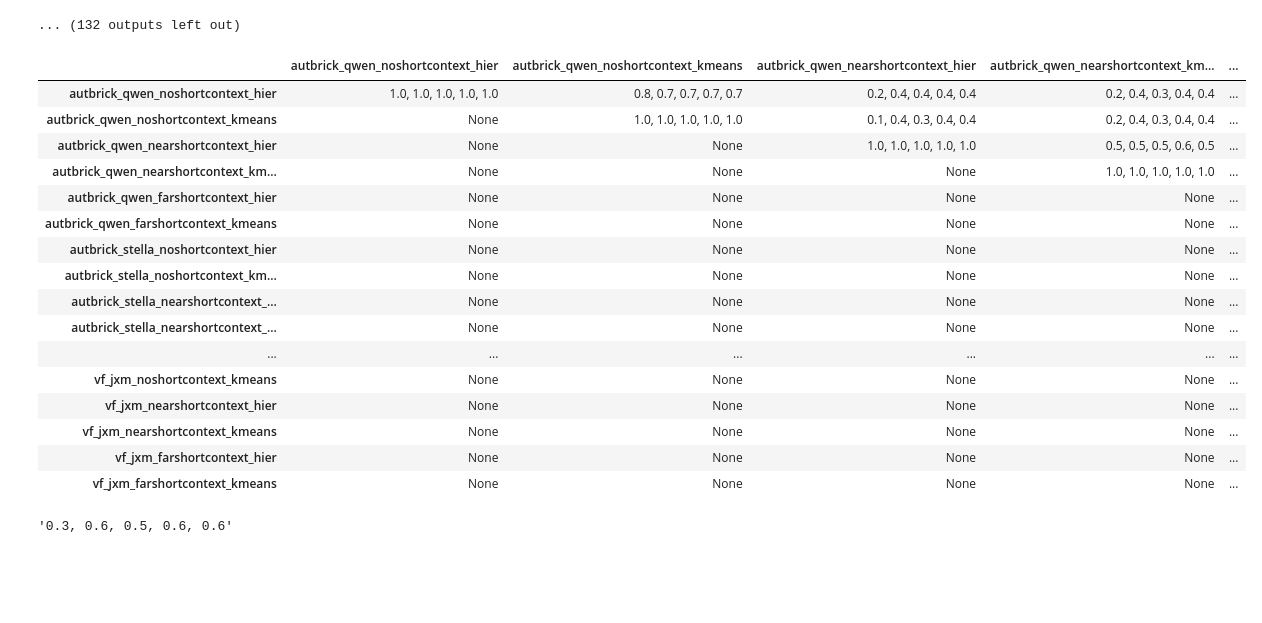
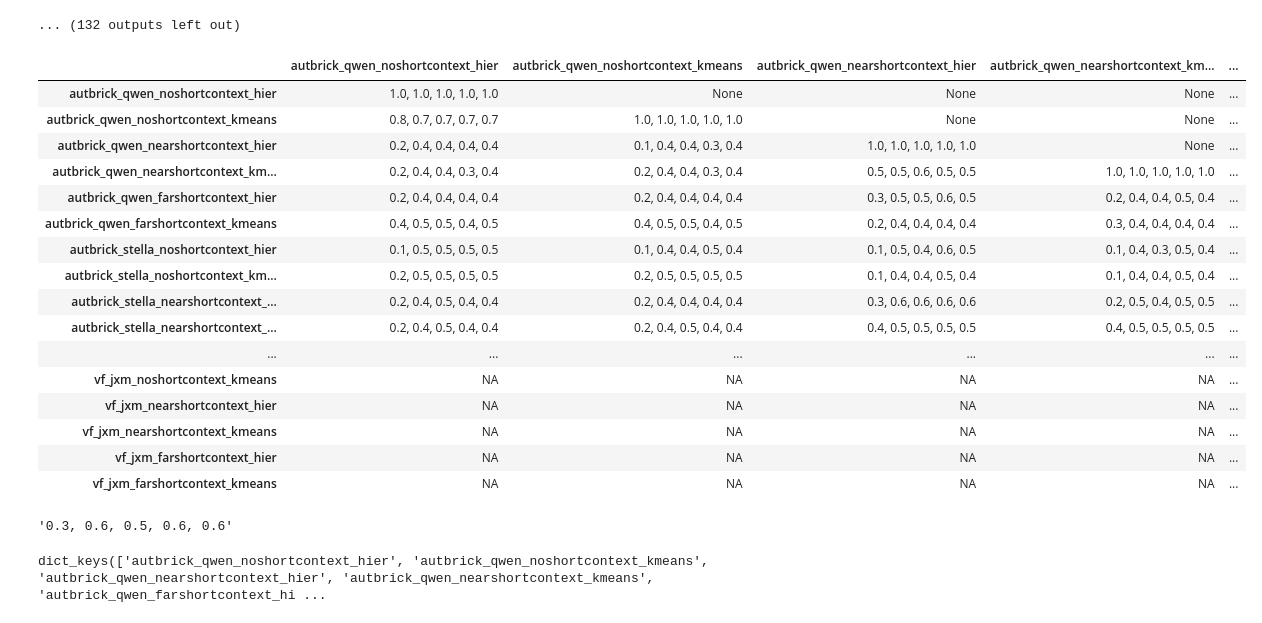
Before and after one commit to surabhisnath/process_modelling, a Jupyter notebook: scripts/cluster_consistency.ipynb, the cells around one changed output. Cells and saved outputs as stored; diff of their text form; code cells hidden in the pictures; blank space fills up the shorter version.

Commit message:
cluster agreement contd

```diff
--- a/scripts/cluster_consistency.ipynb
+++ b/scripts/cluster_consistency.ipynb
@@ -239,7 +239,7 @@ total_combinations = len(tasks) * len(models) * len(contexts) * len(algos)
 agreement_matrix = np.empty((total_combinations, total_combinations), dtype=object)
 
 for i in range(total_combinations):
-    for j in range(i, total_combinations):
+    for j in range(0, i + 1):
         task1, model1, context1, algo1 = d[i].split("_")
         task2, model2, context2, algo2 = d[j].split("_")
         try:
@@ -251,51 +251,36 @@ for i in range(total_combinations):
 # %%
 df = pd.DataFrame(agreement_matrix, index=[d[i] for i in range(total_combinations)], columns=[d[i] for i in range(total_combinations)])
 html = df.to_html(classes="table table-striped table-bordered", index=True)
 
 # Add CSS for freezing the header and the first column
 style = """
     <style>
-        .dataframe tbody tr th {
-            position: sticky;
-            left: 0;
-            background-color: #000000;
-            z-index: 1;
-        }
-        .dataframe thead th {
-            position: sticky;
-            top: 0;
-            background-color: #000000;
-            z-index: 2;
-        }
-        .dataframe {
-            width: 100%;
-            height: 400px;
-            overflow: auto;
-            display: block;
-        }
+        .dataframe tbody tr th { position: sticky; left: 0; background-color: #000000; z-index: 1; }
+        .dataframe thead th { position: sticky; top: 0; background-color: #000000; z-index: 2; }
+        .dataframe { width: 100%; height: 400px; overflow: auto; display: block; }
     </style>
 """
 
 # Display the styled DataFrame with frozen header and first column
 display(HTML(style + html))
 # %% [output]
 |  | autbrick_qwen_noshortcontext_hier | autbrick_qwen_noshortcontext_kmeans | autbrick_qwen_nearshortcontext_hier | autbrick_qwen_nearshortcontext_km... | ... |
-| autbrick_qwen_noshortcontext_hier | 1.0, 1.0, 1.0, 1.0, 1.0 | 0.8, 0.7, 0.7, 0.7, 0.7 | 0.2, 0.4, 0.4, 0.4, 0.4 | 0.2, 0.4, 0.3, 0.4, 0.4 | ... |
-| autbrick_qwen_noshortcontext_kmeans | None | 1.0, 1.0, 1.0, 1.0, 1.0 | 0.1, 0.4, 0.3, 0.4, 0.4 | 0.2, 0.4, 0.3, 0.4, 0.4 | ... |
-| autbrick_qwen_nearshortcontext_hier | None | None | 1.0, 1.0, 1.0, 1.0, 1.0 | 0.5, 0.5, 0.5, 0.6, 0.5 | ... |
-| autbrick_qwen_nearshortcontext_km... | None | None | None | 1.0, 1.0, 1.0, 1.0, 1.0 | ... |
-| autbrick_qwen_farshortcontext_hier | None | None | None | None | ... |
-| autbrick_qwen_farshortcontext_kmeans | None | None | None | None | ... |
-| autbrick_stella_noshortcontext_hier | None | None | None | None | ... |
-| autbrick_stella_noshortcontext_km... | None | None | None | None | ... |
-| autbrick_stella_nearshortcontext_... | None | None | None | None | ... |
-| autbrick_stella_nearshortcontext_... | None | None | None | None | ... |
+| autbrick_qwen_noshortcontext_hier | 1.0, 1.0, 1.0, 1.0, 1.0 | None | None | None | ... |
+| autbrick_qwen_noshortcontext_kmeans | 0.8, 0.7, 0.7, 0.7, 0.7 | 1.0, 1.0, 1.0, 1.0, 1.0 | None | None | ... |
+| autbrick_qwen_nearshortcontext_hier | 0.2, 0.4, 0.4, 0.4, 0.4 | 0.1, 0.4, 0.4, 0.3, 0.4 | 1.0, 1.0, 1.0, 1.0, 1.0 | None | ... |
+| autbrick_qwen_nearshortcontext_km... | 0.2, 0.4, 0.4, 0.3, 0.4 | 0.2, 0.4, 0.4, 0.3, 0.4 | 0.5, 0.5, 0.6, 0.5, 0.5 | 1.0, 1.0, 1.0, 1.0, 1.0 | ... |
+| autbrick_qwen_farshortcontext_hier | 0.2, 0.4, 0.4, 0.4, 0.4 | 0.2, 0.4, 0.4, 0.4, 0.4 | 0.3, 0.5, 0.5, 0.6, 0.5 | 0.2, 0.4, 0.4, 0.5, 0.4 | ... |
+| autbrick_qwen_farshortcontext_kmeans | 0.4, 0.5, 0.5, 0.4, 0.5 | 0.4, 0.5, 0.5, 0.4, 0.5 | 0.2, 0.4, 0.4, 0.4, 0.4 | 0.3, 0.4, 0.4, 0.4, 0.4 | ... |
+| autbrick_stella_noshortcontext_hier | 0.1, 0.5, 0.5, 0.5, 0.5 | 0.1, 0.4, 0.4, 0.5, 0.4 | 0.1, 0.5, 0.4, 0.6, 0.5 | 0.1, 0.4, 0.3, 0.5, 0.4 | ... |
+| autbrick_stella_noshortcontext_km... | 0.2, 0.5, 0.5, 0.5, 0.5 | 0.2, 0.5, 0.5, 0.5, 0.5 | 0.1, 0.4, 0.4, 0.5, 0.4 | 0.1, 0.4, 0.4, 0.5, 0.4 | ... |
+| autbrick_stella_nearshortcontext_... | 0.2, 0.4, 0.5, 0.4, 0.4 | 0.2, 0.4, 0.4, 0.4, 0.4 | 0.3, 0.6, 0.6, 0.6, 0.6 | 0.2, 0.5, 0.4, 0.5, 0.5 | ... |
+| autbrick_stella_nearshortcontext_... | 0.2, 0.4, 0.5, 0.4, 0.4 | 0.2, 0.4, 0.5, 0.4, 0.4 | 0.4, 0.5, 0.5, 0.5, 0.5 | 0.4, 0.5, 0.5, 0.5, 0.5 | ... |
 | ... | ... | ... | ... | ... | ... |
-| vf_jxm_noshortcontext_kmeans | None | None | None | None | ... |
-| vf_jxm_nearshortcontext_hier | None | None | None | None | ... |
-| vf_jxm_nearshortcontext_kmeans | None | None | None | None | ... |
-| vf_jxm_farshortcontext_hier | None | None | None | None | ... |
-| vf_jxm_farshortcontext_kmeans | None | None | None | None | ... |
+| vf_jxm_noshortcontext_kmeans | NA | NA | NA | NA | ... |
+| vf_jxm_nearshortcontext_hier | NA | NA | NA | NA | ... |
+| vf_jxm_nearshortcontext_kmeans | NA | NA | NA | NA | ... |
+| vf_jxm_farshortcontext_hier | NA | NA | NA | NA | ... |
+| vf_jxm_farshortcontext_kmeans | NA | NA | NA | NA | ... |
 # %%
 taskid = 2
 model1 = "gtelarge"
@@ -308,3 +293,7 @@ algo2 = "kmeans"
 get_cluster_agreement(data[data["task"] == taskid][f"category_{model1}_{context1}_{algo1}"], data[data["task"] == taskid][f"category_{model2}_{context2}_{algo2}"])
 # %% [output]
 '0.3, 0.6, 0.5, 0.6, 0.6'
+# %%
+clustering_info.keys()
+# %% [output]
+dict_keys(['autbrick_qwen_noshortcontext_hier', 'autbrick_qwen_noshortcontext_kmeans', 'autbrick_qwen_nearshortcontext_hier', 'autbrick_qwen_nearshortcontext_kmeans', 'autbrick_qwen_farshortcontext_hi ...
```
Also changed, not shown: parts of 1 cell of this notebook.
